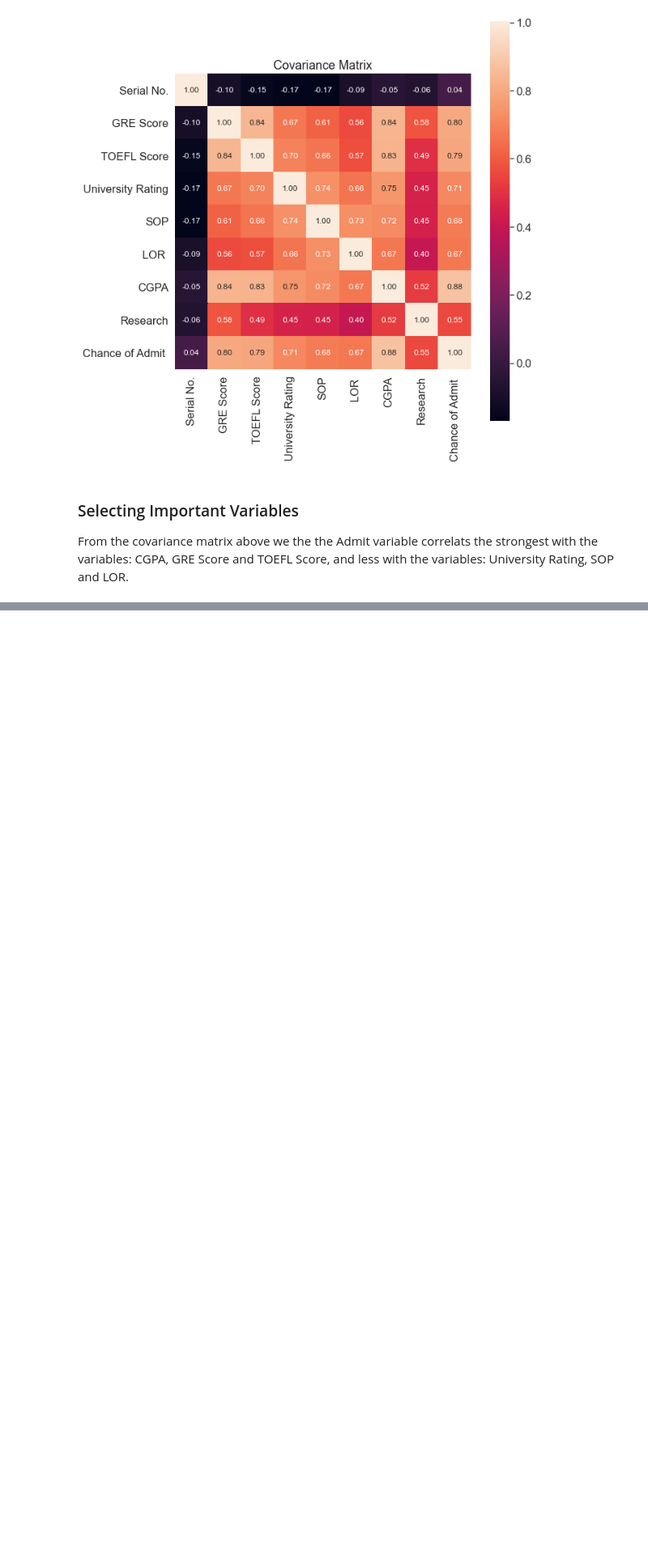
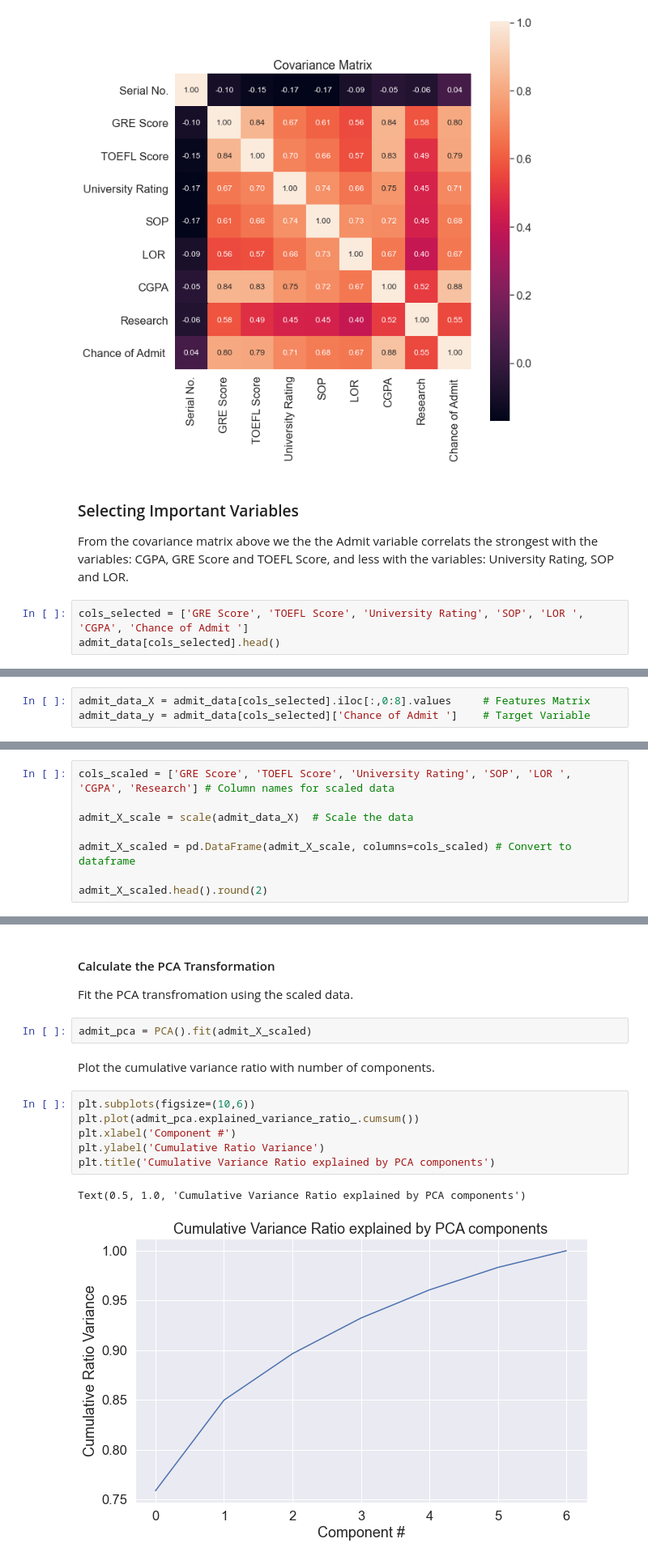
Before and after one commit to jharvey407/AdmissionPredictionModel, a Jupyter notebook: Admission Predictions.ipynb, the cells around one changed output, grey strips where cells are left out. Shown at 81% size. Saved outputs shown, nothing was run; the diff lists cells and outputs as text; blank space fills up the shorter version.

```diff
--- a/Admission Predictions.ipynb
+++ b/Admission Predictions.ipynb
@@ -118,3 +127,6 @@ plt.show()
 ### Selecting Important Variables
 
 From the covariance matrix above we the the Admit variable correlats the strongest with the variables: CGPA, GRE Score and TOEFL Score, and less with the variables: University Rating, SOP and LOR.
+# %%
+cols_selected = ['GRE Score', 'TOEFL Score', 'University Rating', 'SOP', 'LOR ', 'CGPA', 'Chance of Admit ']
+admit_data[cols_selected].head()
@@ -120,0 +140,3 @@ From the covariance matrix above we the the Admit variable correlats the stronge
+# %%
+admit_data_X = admit_data[cols_selected].iloc[:,0:8].values     # Features Matrix
+admit_data_y = admit_data[cols_selected]['Chance of Admit ']    # Target Variable
@@ -120,0 +155,8 @@ From the covariance matrix above we the the Admit variable correlats the stronge
+# %%
+cols_scaled = ['GRE Score', 'TOEFL Score', 'University Rating', 'SOP', 'LOR ', 'CGPA', 'Research'] # Column names for scaled data
+
+admit_X_scale = scale(admit_data_X)  # Scale the data
+
+admit_X_scaled = pd.DataFrame(admit_X_scale, columns=cols_scaled) # Convert to dataframe
+
+admit_X_scaled.head().round(2)
@@ -120,0 +200,17 @@ From the covariance matrix above we the the Admit variable correlats the stronge
+# %% [markdown]
+#### Calculate the PCA Transformation
+
+Fit the PCA transfromation using the scaled data.
+# %%
+admit_pca = PCA().fit(admit_X_scaled)
+# %% [markdown]
+Plot the cumulative variance ratio with number of components.
+# %%
+plt.subplots(figsize=(10,6))
+plt.plot(admit_pca.explained_variance_ratio_.cumsum())
+plt.xlabel('Component #')
+plt.ylabel('Cumulative Ratio Variance')
+plt.title('Cumulative Variance Ratio explained by PCA components')
+# %% [output]
+Text(0.5, 1.0, 'Cumulative Variance Ratio explained by PCA components')
+[figure, added]
```
Also changed, not shown: parts of 14 cells of this notebook.
